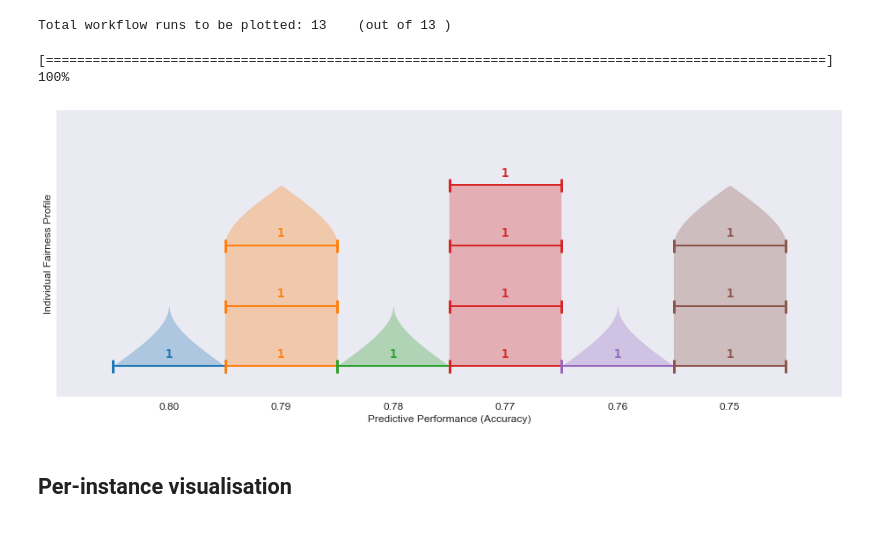
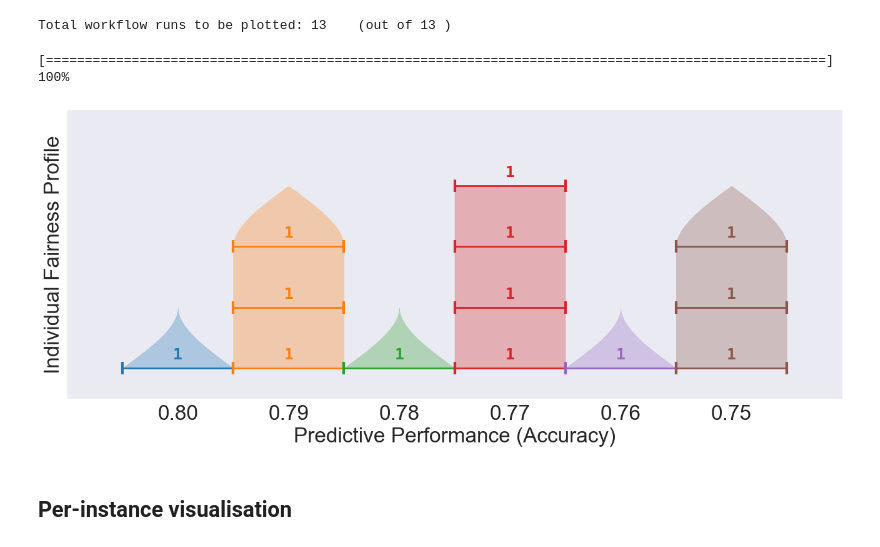
Before and after one commit to So-Cool/CrossModelFairness, a Jupyter notebook: notebooks/plot_profile.ipynb, the cells around one changed output. Saved outputs shown, nothing was run; the diff lists cells and outputs as text; code cells hidden in the pictures.

```diff
--- a/notebooks/plot_profile.ipynb
+++ b/notebooks/plot_profile.ipynb
@@ -320,7 +320,7 @@ for i, (x_loc, custom_d, d, d_) in enumerate(zip(x_locations_, data_smooth_, dat
         if j_label == 0 and SKIP_ZEROS:  # skip labelling 0's
             continue
         plt.text(x_loc, j+.15, j_label, color=colours[c],
-                 fontfamily='monospace', fontweight='extra bold', fontsize=14,
+                 fontfamily='monospace', fontweight='extra bold', fontsize=18,
                  horizontalalignment='center')
 
     prog_ = int(100*i/(i_max))
@@ -330,50 +330,53 @@ progress_bar(100, 100)
 plt.yticks([])
 
 if TICK_TOCK:
-    f.axes[0].xaxis.set_major_locator(FixedLocator(x_locations_[0::2]))  # even
-    f.axes[0].xaxis.set_minor_locator(FixedLocator(x_locations_[1::2]))  # odd
-    f.axes[0].xaxis.set_major_formatter(plt.FuncFormatter(lambda _, loc: labels_fig[0::2][loc]))
-    f.axes[0].xaxis.set_minor_formatter(plt.FuncFormatter(lambda _, loc: labels_fig[1::2][loc]))  # FormatStrFormatter("%d"))
-    f.axes[0].tick_params(which='minor', pad=18, axis='x', labelsize=12)
+    #f.axes[0].xaxis.set_major_locator(FixedLocator(x_locations_[0::2]))  # even
+    #f.axes[0].xaxis.set_minor_locator(FixedLocator(x_locations_[1::2]))  # odd
+    #f.axes[0].xaxis.set_major_formatter(plt.FuncFormatter(lambda _, loc: labels_fig[0::2][loc]))
+    #f.axes[0].xaxis.set_minor_formatter(plt.FuncFormatter(lambda _, loc: labels_fig[1::2][loc]))  # FormatStrFormatter("%d"))
+    #f.axes[0].tick_params(which='minor', pad=24, axis='x', labelsize=24)
     # f.axes[0].xaxis.set_label_text(labels)
+
+    plt.xticks(x_locations_, labels_fig[:res_])
+    f.get_axes()[0].tick_params(axis='x', labelrotation=90)
 else:
     plt.xticks(x_locations_, labels_fig[:res_])
 
-plt.xlabel('Predictive Performance (Accuracy)', fontsize=12)
-plt.ylabel('Individual Fairness Profile', fontsize=12)
+plt.xlabel('Predictive Performance (Accuracy)', fontsize=24)
+plt.ylabel('Individual Fairness Profile', fontsize=24)
 
 y_min, y_max = f.axes[0].get_ylim()
 # plt.ylim((y_min, y_max + 0.5))
 #
 # plt.ylim((-.5, max([len(i) for i in data]) - 0.25))
 if task_id == 7592 and flow_id == 6970 and fold_id == 0 and LIMIT_PERFORMANCE_BANDS:
     plt.ylim((-.05, 3.05))
 else:
     plt.ylim((-.5, max([len(i) for i in data_]) + 0.25))
 # plt.ylim((-.5, max([i.astype(bool).sum() for i in data_padded_]) + 0.25))
 
 plt.xlim((x_locations_[0] - 0.5 * data_smooth_[0].max() - .5,
           x_locations_[-1] + 0.5 * data_smooth_[-1].max() + .5))
 
-plt.xticks(fontsize=12)
-plt.yticks(fontsize=12)
+plt.xticks(fontsize=24)
+plt.yticks(fontsize=24)
 
 plt.grid(visible=None)
 
 if PRINT_TOY_DATA:
     fig_path = f'./figures/model_profile_toy_16_3.pdf'  # 16, 3
 else:
     fig_path = f'./figures/model_profile_{task_id}_{flow_id}_{fold_id}_{DELTA}.pdf'
 
 # plt.show()
 plt.savefig(
     fig_path,
     dpi=300,
     bbox_inches='tight',
     pad_inches=0)
 # %% [output]
 [====================================================================================================] 100%
-[figure, old version]
+[figure, new version]
 # %% [markdown]
 ## Per-instance visualisation
 # %%
```
Also changed, not shown: parts of 1 cell of this notebook, 6 other files.
